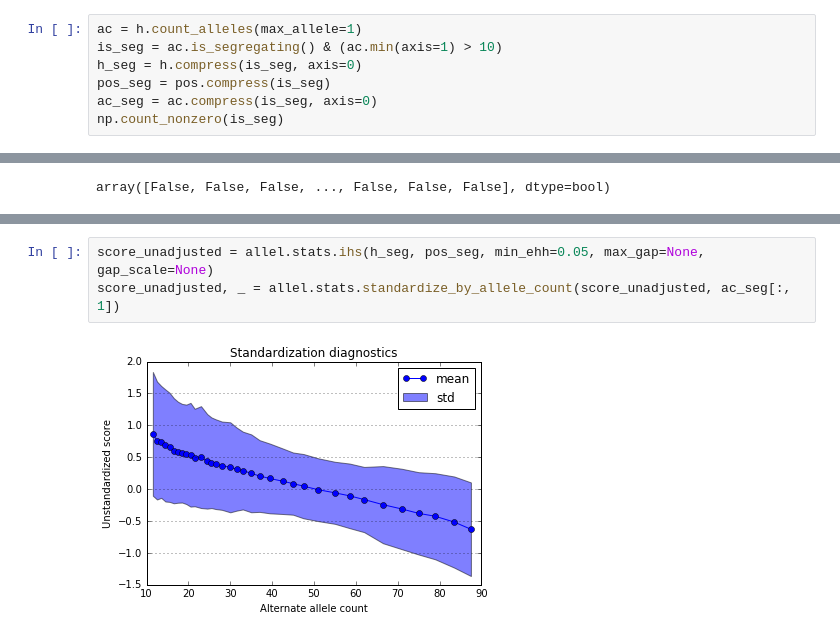
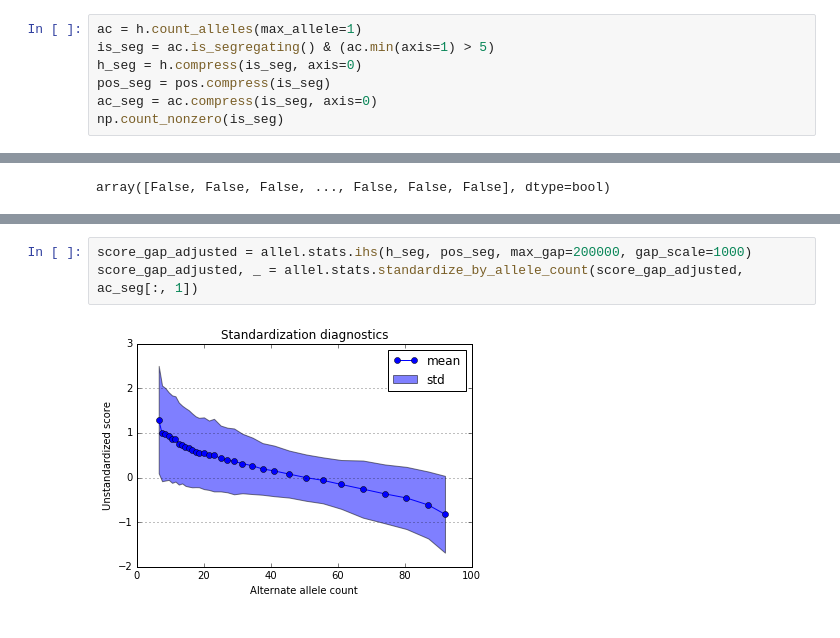
Before and after one commit to cggh/scikit-allel, a Jupyter notebook: notebooks/profiling/ihs.ipynb, the cells around one changed output, grey strips where cells are left out. Saved outputs shown, nothing was run; the diff lists cells and outputs as text.

```diff
--- a/notebooks/profiling/ihs.ipynb
+++ b/notebooks/profiling/ihs.ipynb
@@ -186,7 +186,7 @@ pos
 array([16532852, 16532853, 16532854, ..., 42555205, 42555210, 42555213], dtype=int32)
 # %%
 ac = h.count_alleles(max_allele=1)
-is_seg = ac.is_segregating() & (ac.min(axis=1) > 10)
+is_seg = ac.is_segregating() & (ac.min(axis=1) > 5)
 h_seg = h.compress(is_seg, axis=0)
 pos_seg = pos.compress(is_seg)
 ac_seg = ac.compress(is_seg, axis=0)
@@ -220,5 +234,5 @@ array([False, False, False, ..., False, False, False], dtype=bool)
 # %%
-score_unadjusted = allel.stats.ihs(h_seg, pos_seg, min_ehh=0.05, max_gap=None, gap_scale=None)
-score_unadjusted, _ = allel.stats.standardize_by_allele_count(score_unadjusted, ac_seg[:, 1])
+score_gap_adjusted = allel.stats.ihs(h_seg, pos_seg, max_gap=200000, gap_scale=1000)
+score_gap_adjusted, _ = allel.stats.standardize_by_allele_count(score_gap_adjusted, ac_seg[:, 1])
 # %% [output]
-[figure, old version]
+[figure, new version]
```
Also changed, not shown: parts of 29 cells of this notebook, 6 other files.
